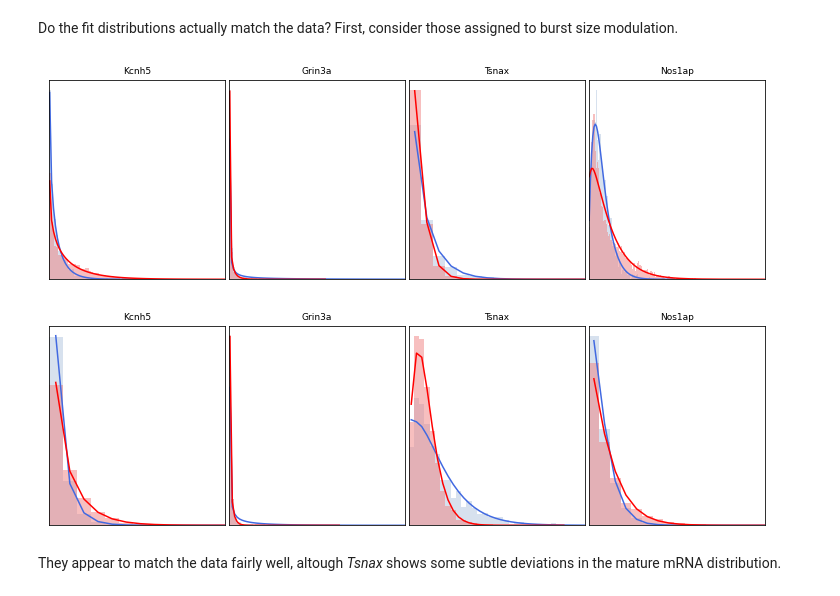
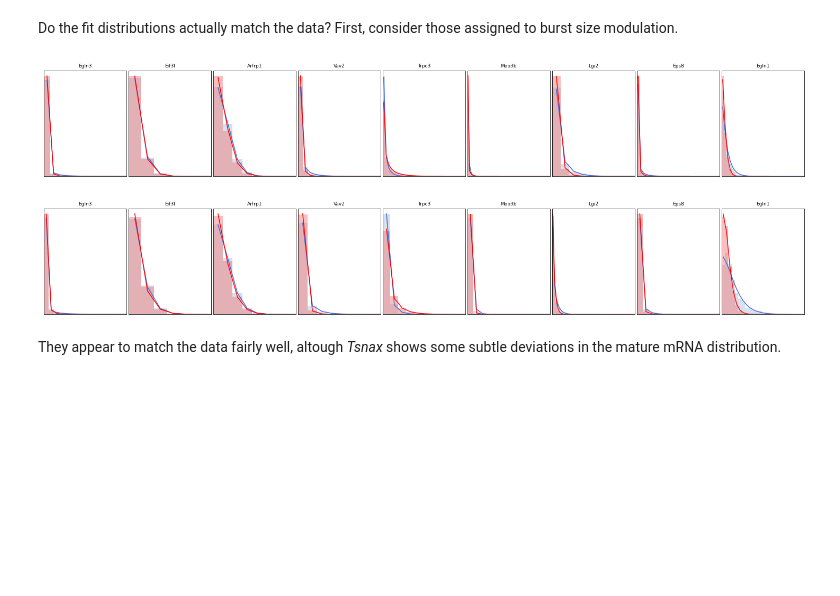
Before and after one commit to pachterlab/monod_examples, a Jupyter notebook: Monod_demo.ipynb, the cells around one changed output. Drawn from its saved outputs; the diff is of its cells as text; code cells hidden in the pictures; blank space fills up the shorter version.

```diff
--- a/Monod_demo.ipynb
+++ b/Monod_demo.ipynb
@@ -226,5 +261,5 @@ j=0
 # %%
-sr = load_search_results(result_strings[j])
+sr = monod.analysis.load_search_results(result_strings[j])
 sd = sd_arr[j]
 fig1,ax1 = plt.subplots(1,1)
 sr.find_sampling_optimum()
@@ -245,8 +280,6 @@ sr.chisq_best_param_correction(sd,viz=True)
 sr.compute_sigma(sd,num_cores=2)
 sr.plot_param_L_dep(plot_errorbars=True,plot_fit=True)
 sr.plot_param_marg()
-make_batch_analysis_dir([sr],dir_string)
+monod.analysis.make_batch_analysis_dir([sr],dir_string)
 sr.update_on_disk()
-sr_arr.append(sr)
-
-j+=1
+# sr_arr.append(sr)
@@ -348,5 +288,7 @@ WARNING:root:Directory ./fits/gg_220615_022_mouse_1/analysis_figures already exi
 # %% [markdown]
 Load in pre-computed sample results.
 # %%
-result_strings = ['./fits/gg_220615_022_mouse_1/allen_C01_gaba/Bursty_Poisson_6x7/grid_scan_results_upd.res',
- './fits/gg_220615_022_mouse_1/allen_C01_glu/Bursty_Poisson_6x7/grid_scan_results_upd.res']
+# result_strings = ['./fits/gg_221201_025_mouse_1/allen_C01_gaba/Bursty_Poisson_6x7/grid_scan_results_upd.res',
+#  './fits/gg_221201_025_mouse_1/allen_C01_glu/Bursty_Poisson_6x7/grid_scan_results_upd.res']
+result_strings = ['./fits/gg_221201_025_mouse_1/allen_C01_gaba/Bursty_Poisson_6x7/grid_scan_results.res',
+ './fits/gg_221201_025_mouse_1/allen_C01_glu/Bursty_Poisson_6x7/grid_scan_results.res']
@@ -356,5 +300,5 @@ result_strings = ['./fits/gg_220615_022_mouse_1/allen_C01_gaba/Bursty_Poisson_6x
 # %% [markdown]
 Finally, we can analyze the four mouse datasets in terms of differences between their mRNA copy number distributions, potentially suggesting differential regulation of their transcriptional processes.
 # %%
-sr_arr = [load_search_results(x) for x in result_strings]
+sr_arr = [monod.analysis.load_search_results(x) for x in result_strings]
 # %% [output]
@@ -443,5 +387,5 @@ INFO:root:Figure stored to ./fits/gg_220615_022_mouse_1/analysis_figures/pair_pa
 # %% [markdown]
 A handful of genes can be identified as outliers.
 # %%
-dr_analysis = diffexp_pars(sr_arr[0],sr_arr[1],viz=True,modeltype='id',meta= 'mouse',use_sigma=True)
+dr_analysis = monod.analysis.diffexp_pars(sr_arr[0],sr_arr[1],viz=True,modeltype='id',meta= 'mouse',use_sigma=True)
 # %% [output]
@@ -503,15 +447,15 @@ fig1.tight_layout()
 Do the fit distributions actually match the data? First, consider those assigned to burst size modulation.
 # %%
 gf = dr_par[:,0]
-compare_gene_distributions([sr_arr[0],sr_arr[1]], [sd_arr[0],sd_arr[1]],
-                          genes_to_plot=gf,marg='nascent',logscale=False,sz=(1,4),figsize=(10,3))
+monod.analysis.compare_gene_distributions([sr_arr[0],sr_arr[1]], [sd_arr[0],sd_arr[1]],
+                          genes_to_plot=gf,marg='nascent',logscale=False,sz=(1,9),figsize=(20,3))
 # %% [output]
-[figure, old version]
+[figure, new version]
 # %%
-compare_gene_distributions([sr_arr[0],sr_arr[1]], [sd_arr[0],sd_arr[1]],
-                          genes_to_plot=gf,marg='mature',logscale=False,sz=(1,4),figsize=(10,3))
+monod.analysis.compare_gene_distributions([sr_arr[0],sr_arr[1]], [sd_arr[0],sd_arr[1]],
+                          genes_to_plot=gf,marg='mature',logscale=False,sz=(1,9),figsize=(20,3))
 # %% [output]
-[figure, old version]
+[figure, new version]
 # %% [markdown]
 They appear to match the data fairly well, altough *Tsnax* shows some subtle deviations in the mature mRNA distribution.
 # %% [markdown]
```
Also changed, not shown: parts of 40 cells of this notebook.
